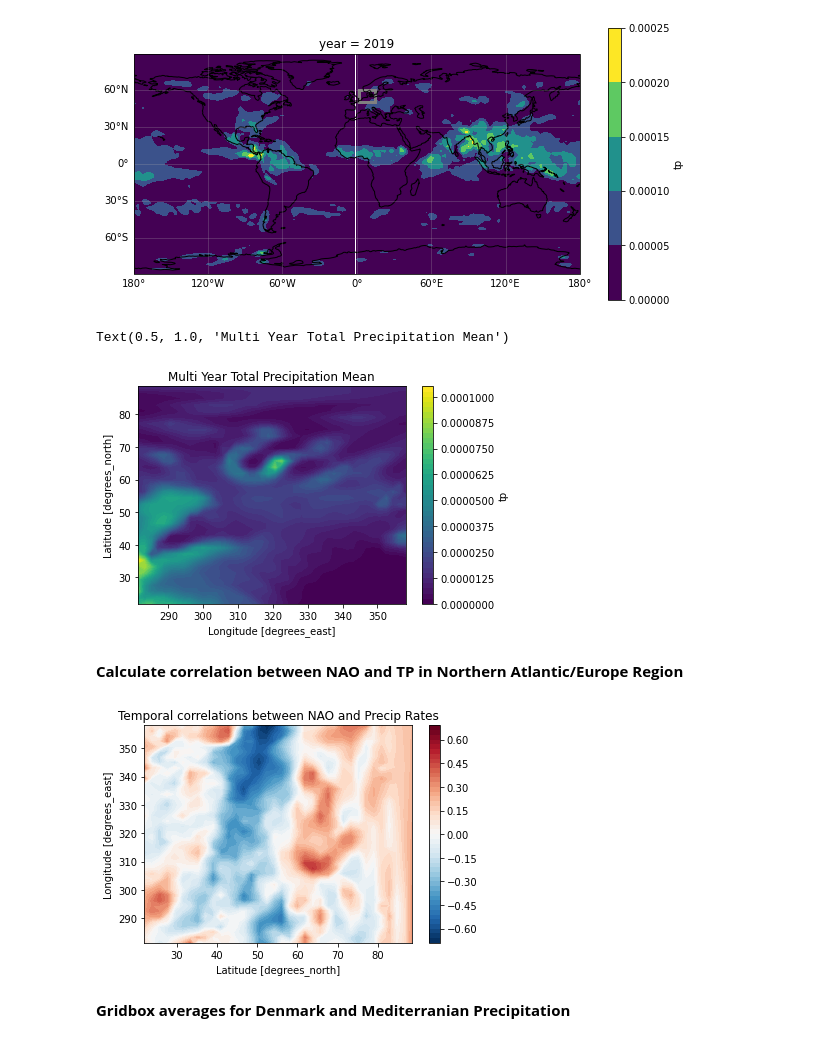
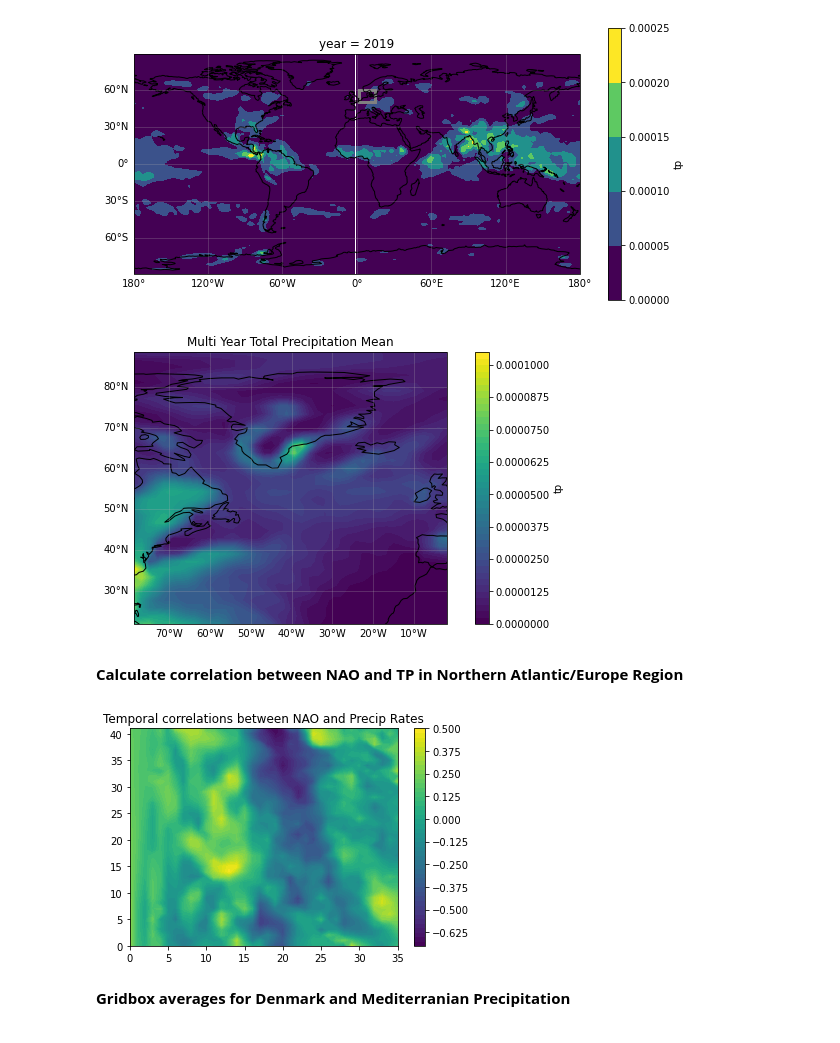
Before and after one commit to d3sp3r4t3Student/Statistical-Data-Analyses, a Jupyter notebook: demo_practical6.ipynb, the cells around one changed output. Saved outputs shown, nothing was run; the diff lists cells and outputs as text; code cells hidden in the pictures.

```diff
--- a/demo_practical6.ipynb
+++ b/demo_practical6.ipynb
@@ -33,19 +33,21 @@ plt.show()
 area1 = xr.concat((data_jja.sel(lon = slice(280,360), lat = slice(90,20)),data_jja.sel(lon = slice(360,50), lat = slice(90,20))),dim='lon')
 area1_precip_mean = area1.tp.mean(dim='year')
 # %%
-area1_precip_mean.plot.contourf(levels=50)
+utils.plot_dataarray_map(area1_precip_mean, levels = 50)
 plt.title('Multi Year Total Precipitation Mean')
+plt.show()
 # %% [output]
-Text(0.5, 1.0, 'Multi Year Total Precipitation Mean')
-[figure, old version]
+[figure, new version]
 # %% [markdown]
 **Calculate correlation between NAO and TP in Northern Atlantic/Europe Region**
 # %%
-xr.corr(area1.NAO, area1.tp, dim = 'year').plot.contourf(levels=50)
+corr_nao_tp = xr.corr(area1.NAO, area1.tp, dim = 'year')
+plt.contourf(corr_nao_tp, levels = 50)
+plt.colorbar()
 plt.title('Temporal correlations between NAO and Precip Rates')
 plt.show()
 # %% [output]
-[figure, old version]
+[figure, new version]
 # %% [markdown]
 **Gridbox averages for Denmark and Mediterranian Precipitation**
 # %%
```
Also changed, not shown: parts of 5 cells of this notebook, 11 other files.
